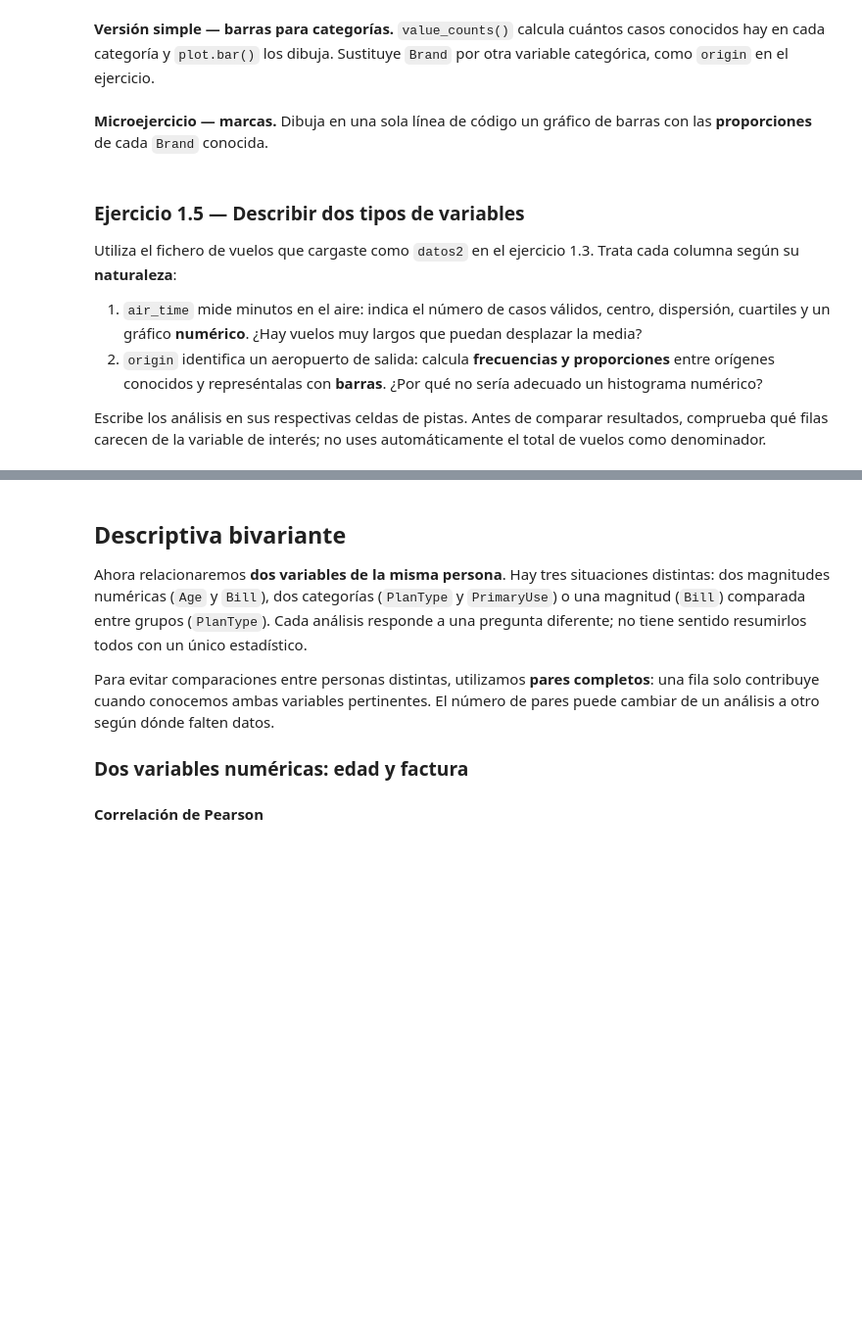
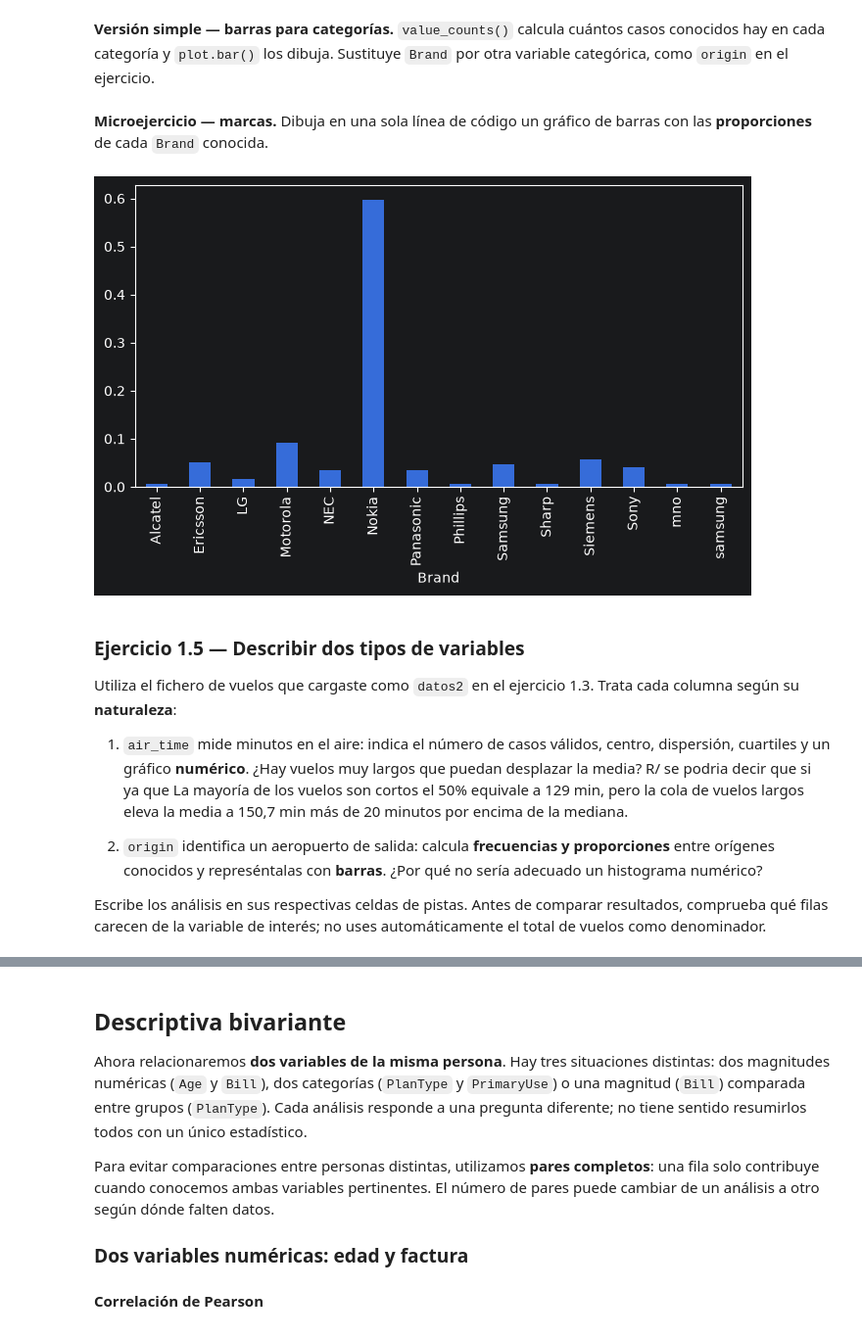
Before and after one commit to guiruha/LaSalle_Estadistica, a Jupyter notebook: sesiones/sesion1/s1.ipynb, the cells around one changed output, grey strips where cells are left out. Shown at 98% size. Drawn from its saved outputs; the diff is of its cells as text; code cells hidden in the pictures; blank space fills up the shorter version.

Commit message:
s1: ejercicios 1.5, 1.6.1a y microejercicio de marcas

```diff
--- a/sesiones/sesion1/s1.ipynb
+++ b/sesiones/sesion1/s1.ipynb
@@ -1204,10 +1673,10 @@ barras_marcas(ordenar=True)
 # %% [markdown]
 **Versión simple — barras para categorías.** `value_counts()` calcula cuántos casos conocidos hay en cada categoría y `plot.bar()` los dibuja. Sustituye `Brand` por otra variable categórica, como `origin` en el ejercicio.
+# %% [markdown]
+**Microejercicio — marcas.** Dibuja en una sola línea de código un gráfico de barras con las **proporciones** de cada `Brand` conocida.
 # %%
 # Versión simple: barras de recuentos de una variable categórica.
 # Cuenta las marcas conocidas y dibuja una barra con su recuento para cada una.
-_ = datos['Brand'].value_counts().plot.bar()
-# Muestra el gráfico de barras.
-plt.show()
+proporciones = datos["Brand"].value_counts(normalize=True, sort=False).sort_index().plot.bar()
+# %% [output]
+[figure, added]
-# %% [markdown]
-**Microejercicio — marcas.** Dibuja en una sola línea de código un gráfico de barras con las **proporciones** de cada `Brand` conocida.
@@ -1220,6 +1686,8 @@ plt.show()
 Utiliza el fichero de vuelos que cargaste como `datos2` en el ejercicio 1.3. Trata cada columna según su **naturaleza**:
 
 1. `air_time` mide minutos en el aire: indica el número de casos válidos, centro, dispersión, cuartiles y un gráfico **numérico**. ¿Hay vuelos muy largos que puedan desplazar la media?
+R/ se podria decir que si ya que La mayoría de los vuelos son cortos el 50% equivale a 129 min, pero la cola de vuelos largos eleva la media a  150,7 min más de 20 minutos por encima de la mediana.
+
 2. `origin` identifica un aeropuerto de salida: calcula **frecuencias y proporciones** entre orígenes conocidos y represéntalas con **barras**. ¿Por qué no sería adecuado un histograma numérico?
 
 Escribe los análisis en sus respectivas celdas de pistas. Antes de comparar resultados, comprueba qué filas carecen de la variable de interés; no uses automáticamente el total de vuelos como denominador.
```
Also changed, not shown: parts of 104 cells of this notebook.
